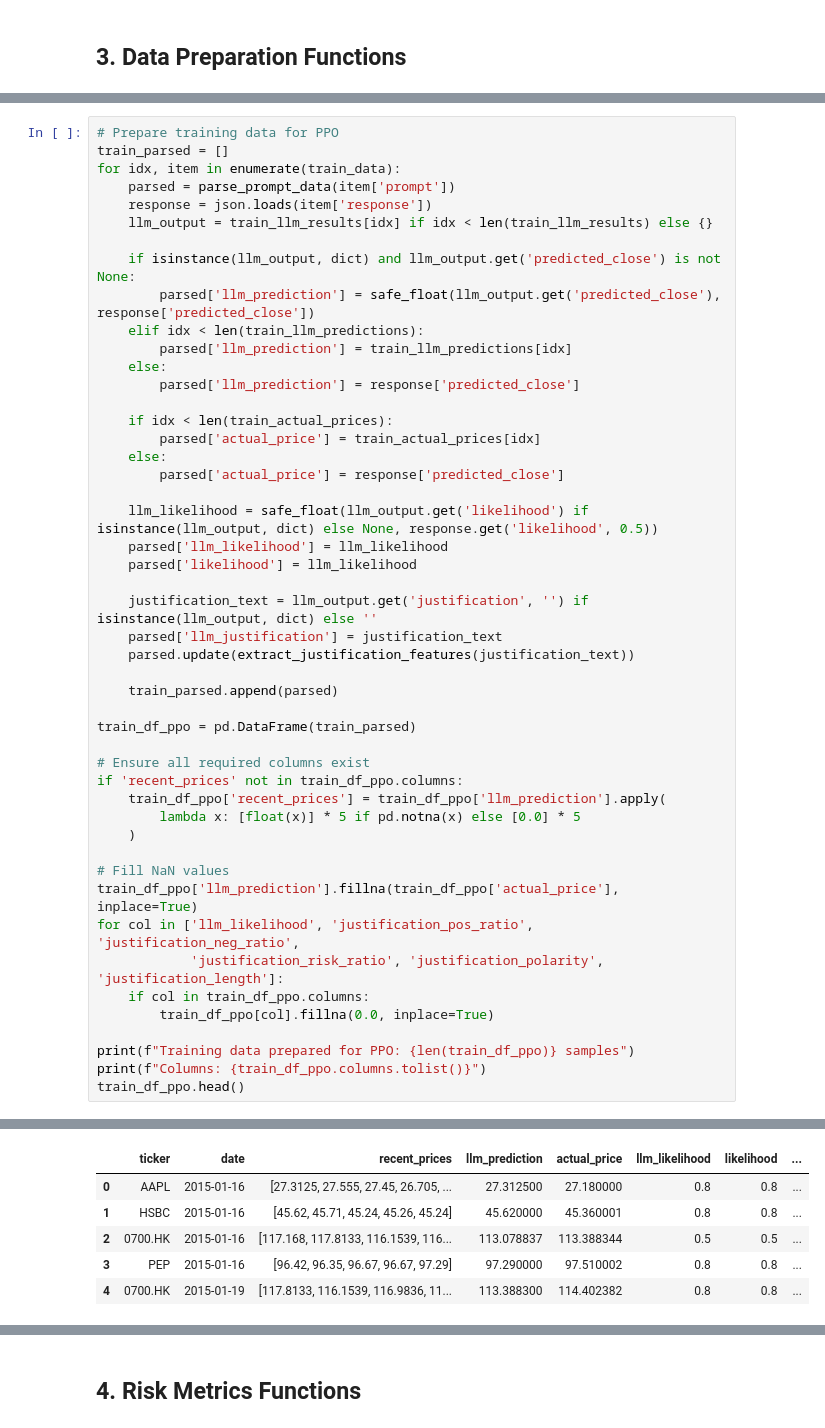
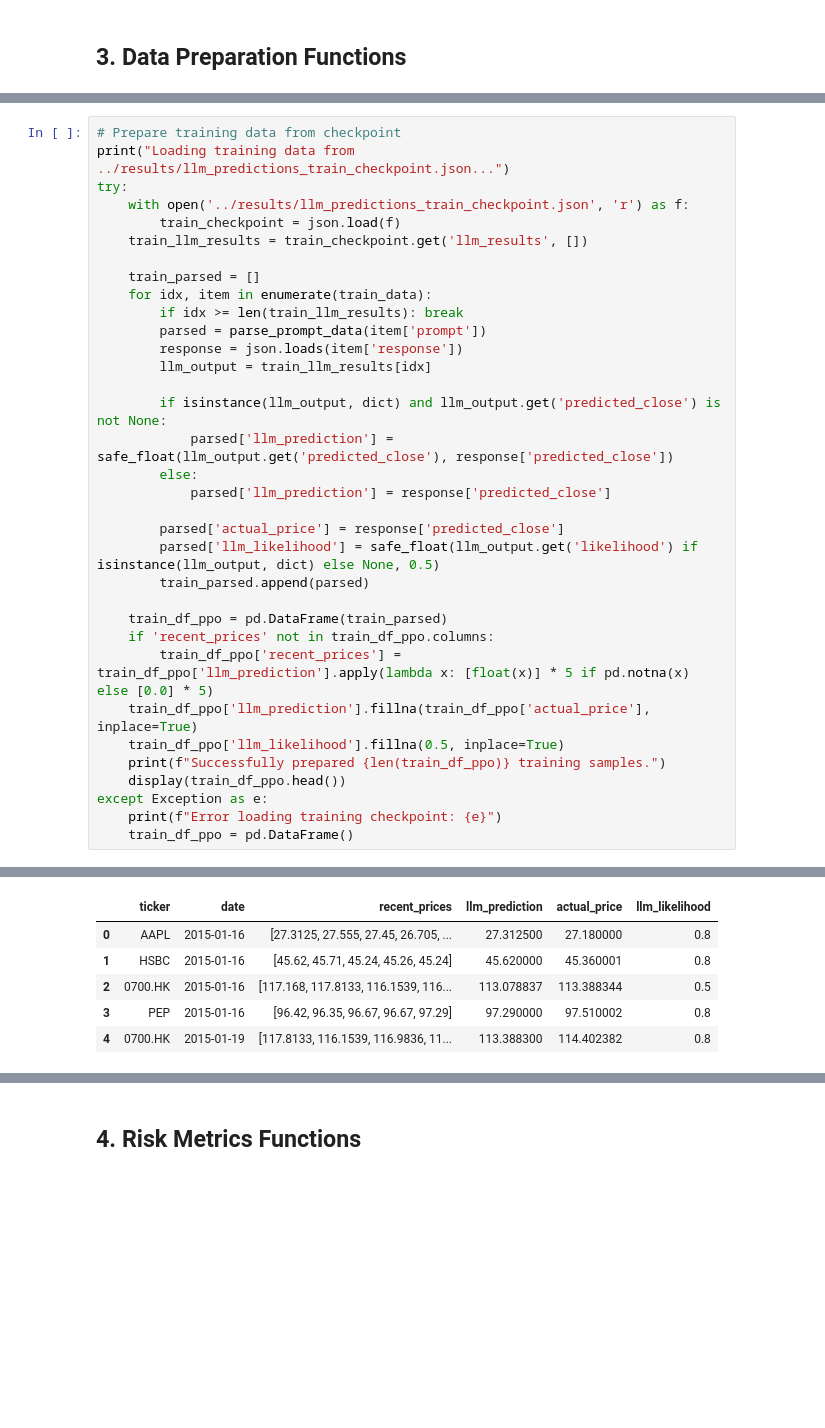
Before and after one commit to ajiayi-debug/StockPPOLLMresearch, a Jupyter notebook: model/llm_ppo_training.ipynb, the cells around one changed output, grey strips where cells are left out. Saved outputs shown, nothing was run; the diff lists cells and outputs as text; blank space fills up the shorter version.

```diff
--- a/model/llm_ppo_training.ipynb
+++ b/model/llm_ppo_training.ipynb
@@ -181,49 +219,35 @@ print(train_data[0])
 # %%
-# Prepare training data for PPO
-train_parsed = []
-for idx, item in enumerate(train_data):
-    parsed = parse_prompt_data(item['prompt'])
-    response = json.loads(item['response'])
-    llm_output = train_llm_results[idx] if idx < len(train_llm_results) else {}
+# Prepare training data from checkpoint
+print("Loading training data from ../results/llm_predictions_train_checkpoint.json...")
+try:
+    with open('../results/llm_predictions_train_checkpoint.json', 'r') as f:
+        train_checkpoint = json.load(f)
+    train_llm_results = train_checkpoint.get('llm_results', [])
 
-    if isinstance(llm_output, dict) and llm_output.get('predicted_close') is not None:
-        parsed['llm_prediction'] = safe_float(llm_output.get('predicted_close'), response['predicted_close'])
-    elif idx < len(train_llm_predictions):
-        parsed['llm_prediction'] = train_llm_predictions[idx]
-    else:
-        parsed['llm_prediction'] = response['predicted_close']
+    train_parsed = []
+    for idx, item in enumerate(train_data):
+        if idx >= len(train_llm_results): break
+        parsed = parse_prompt_data(item['prompt'])
+        response = json.loads(item['response'])
+        llm_output = train_llm_results[idx]
 
-    if idx < len(train_actual_prices):
-        parsed['actual_price'] = train_actual_prices[idx]
-    else:
+        if isinstance(llm_output, dict) and llm_output.get('predicted_close') is not None:
+            parsed['llm_prediction'] = safe_float(llm_output.get('predicted_close'), response['predicted_close'])
+        else:
+            parsed['llm_prediction'] = response['predicted_close']
+
         parsed['actual_price'] = response['predicted_close']
+        parsed['llm_likelihood'] = safe_float(llm_output.get('likelihood') if isinstance(llm_output, dict) else None, 0.5)
+        train_parsed.append(parsed)
 
-    llm_likelihood = safe_float(llm_output.get('likelihood') if isinstance(llm_output, dict) else None, response.get('likelihood', 0.5))
-    parsed['llm_likelihood'] = llm_likelihood
-    parsed['likelihood'] = llm_likelihood
-
-    justification_text = llm_output.get('justification', '') if isinstance(llm_output, dict) else ''
-    parsed['llm_justification'] = justification_text
-    parsed.update(extract_justification_features(justification_text))
-
-    train_parsed.append(parsed)
-
-train_df_ppo = pd.DataFrame(train_parsed)
-
-# Ensure all required columns exist
-if 'recent_prices' not in train_df_ppo.columns:
-    train_df_ppo['recent_prices'] = train_df_ppo['llm_prediction'].apply(
-        lambda x: [float(x)] * 5 if pd.notna(x) else [0.0] * 5
-    )
-
-# Fill NaN values
-train_df_ppo['llm_prediction'].fillna(train_df_ppo['actual_price'], inplace=True)
-for col in ['llm_likelihood', 'justification_pos_ratio', 'justification_neg_ratio',
-            'justification_risk_ratio', 'justification_polarity', 'justification_length']:
-    if col in train_df_ppo.columns:
-        train_df_ppo[col].fillna(0.0, inplace=True)
-
-print(f"Training data prepared for PPO: {len(train_df_ppo)} samples")
-print(f"Columns: {train_df_ppo.columns.tolist()}")
-train_df_ppo.head()
+    train_df_ppo = pd.DataFrame(train_parsed)
+    if 'recent_prices' not in train_df_ppo.columns:
+        train_df_ppo['recent_prices'] = train_df_ppo['llm_prediction'].apply(lambda x: [float(x)] * 5 if pd.notna(x) else [0.0] * 5)
+    train_df_ppo['llm_prediction'].fillna(train_df_ppo['actual_price'], inplace=True)
+    train_df_ppo['llm_likelihood'].fillna(0.5, inplace=True)
+    print(f"Successfully prepared {len(train_df_ppo)} training samples.")
+    display(train_df_ppo.head())
+except Exception as e:
+    print(f"Error loading training checkpoint: {e}")
+    train_df_ppo = pd.DataFrame()
 # %% [output]
@@ -232,6 +260,6 @@ Columns: ['ticker', 'date', 'recent_prices', 'llm_prediction', 'actual_price', '
-|  | ticker | date | recent_prices | llm_prediction | actual_price | llm_likelihood | likelihood | ... |
-| 0 | AAPL | 2015-01-16 | [27.3125, 27.555, 27.45, 26.705, ... | 27.312500 | 27.180000 | 0.8 | 0.8 | ... |
-| 1 | HSBC | 2015-01-16 | [45.62, 45.71, 45.24, 45.26, 45.24] | 45.620000 | 45.360001 | 0.8 | 0.8 | ... |
-| 2 | 0700.HK | 2015-01-16 | [117.168, 117.8133, 116.1539, 116... | 113.078837 | 113.388344 | 0.5 | 0.5 | ... |
-| 3 | PEP | 2015-01-16 | [96.42, 96.35, 96.67, 96.67, 97.29] | 97.290000 | 97.510002 | 0.8 | 0.8 | ... |
-| 4 | 0700.HK | 2015-01-19 | [117.8133, 116.1539, 116.9836, 11... | 113.388300 | 114.402382 | 0.8 | 0.8 | ... |
+|  | ticker | date | recent_prices | llm_prediction | actual_price | llm_likelihood |
+| 0 | AAPL | 2015-01-16 | [27.3125, 27.555, 27.45, 26.705, ... | 27.312500 | 27.180000 | 0.8 |
+| 1 | HSBC | 2015-01-16 | [45.62, 45.71, 45.24, 45.26, 45.24] | 45.620000 | 45.360001 | 0.8 |
+| 2 | 0700.HK | 2015-01-16 | [117.168, 117.8133, 116.1539, 116... | 113.078837 | 113.388344 | 0.5 |
+| 3 | PEP | 2015-01-16 | [96.42, 96.35, 96.67, 96.67, 97.29] | 97.290000 | 97.510002 | 0.8 |
+| 4 | 0700.HK | 2015-01-19 | [117.8133, 116.1539, 116.9836, 11... | 113.388300 | 114.402382 | 0.8 |
```
Also changed, not shown: parts of 40 cells of this notebook, 6 other files.
